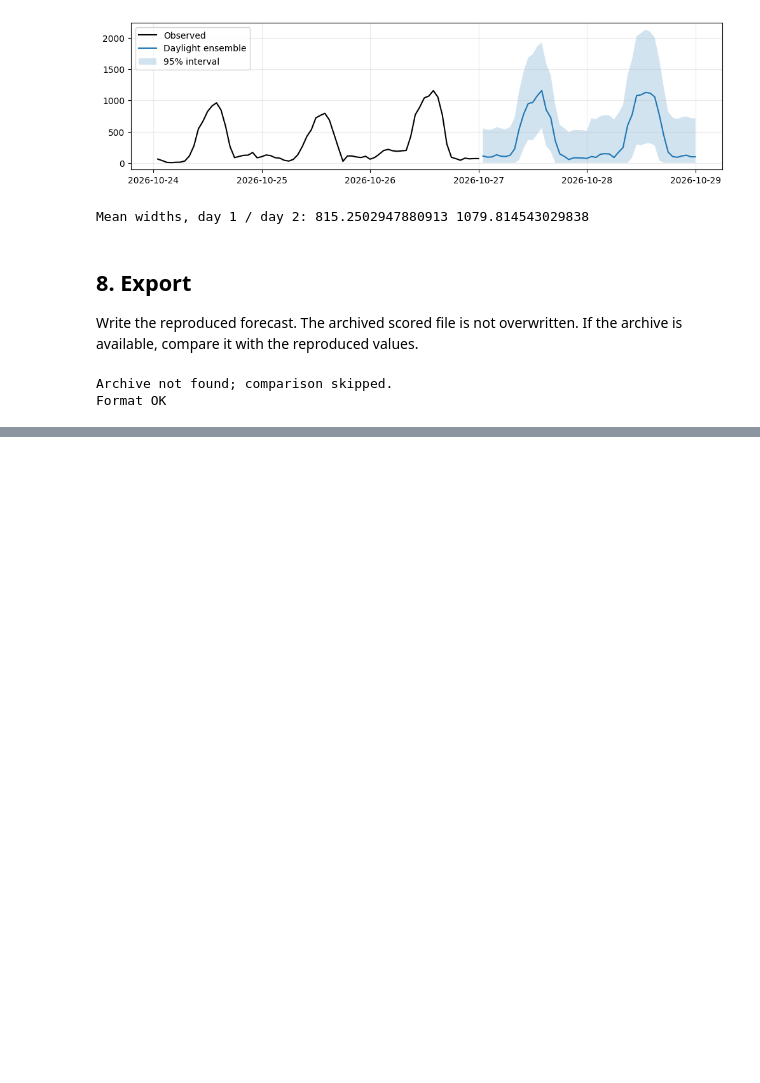
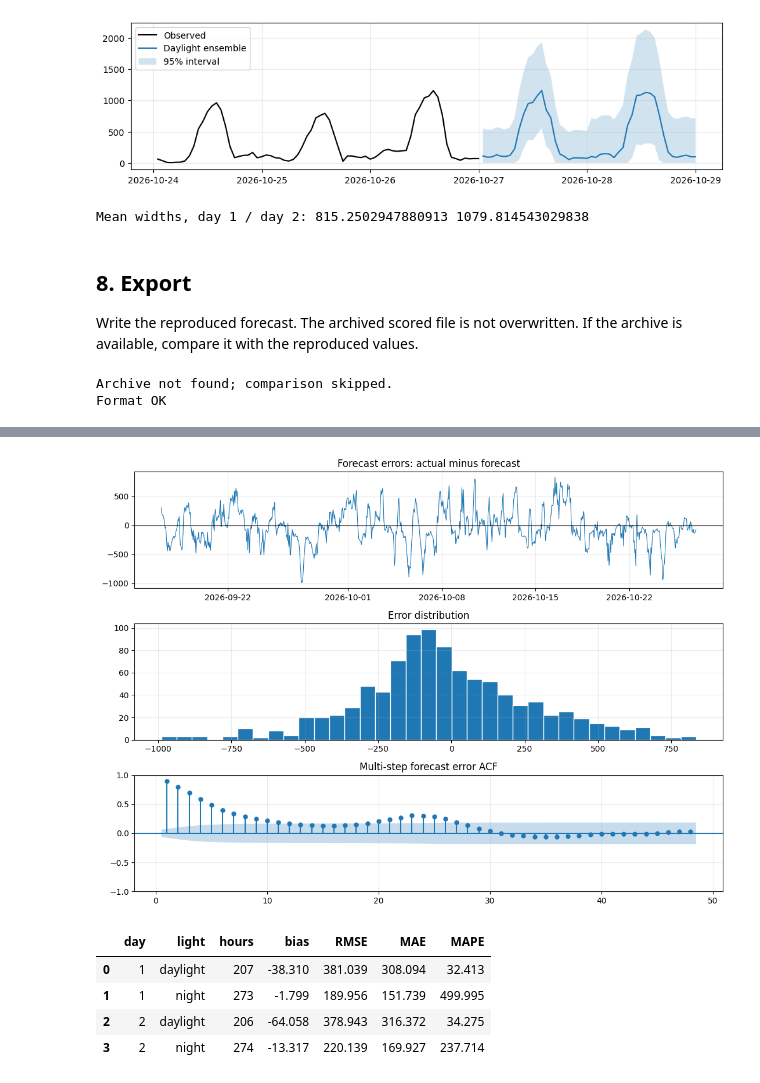
Before and after one commit to dkalchenko01/Final-project-Time-Series, a Jupyter notebook: 02_daylight_ensemble.ipynb, the cells around one changed output, grey strips where cells are left out. Saved outputs shown, nothing was run; the diff lists cells and outputs as text; code cells hidden in the pictures; blank space fills up the shorter version.

```diff
--- a/02_daylight_ensemble.ipynb
+++ b/02_daylight_ensemble.ipynb
@@ -511,0 +518,55 @@ Format OK
+# %%
+from statsmodels.graphics.tsaplots import plot_acf
+
+rows = []
+
+for end in ORIGINS[8:]:
+    forecast = predictions["Daylight MLP ensemble"][end][0]
+    actual = y[end:end + H]
+
+    for h in range(H):
+        rows.append({
+            "ds": data.ds.iloc[end + h],
+            "day": 1 + h // 24,
+            "light": "daylight" if data.daylight.iloc[end + h] else "night",
+            "actual": actual[h],
+            "error": actual[h] - forecast[h],
+        })
+
+errors = pd.DataFrame(rows).sort_values("ds")
+
+fig, axes = plt.subplots(3, 1, figsize=(11, 8))
+
+axes[0].plot(errors.ds, errors.error, linewidth=0.8)
+axes[0].axhline(0, color="black", linewidth=0.8)
+axes[0].set_title("Forecast errors: actual minus forecast")
+
+axes[1].hist(errors.error, bins=35, edgecolor="white")
+axes[1].set_title("Error distribution")
+
+plot_acf(errors.error, lags=48, zero=False, ax=axes[2])
+axes[2].set_title("Multi-step forecast error ACF")
+
+plt.tight_layout()
+plt.show()
+
+summary = []
+for (day, light), group in errors.groupby(["day", "light"]):
+    summary.append({
+        "day": day,
+        "light": light,
+        "hours": len(group),
+        "bias": group.error.mean(),
+        "RMSE": np.sqrt(np.mean(group.error**2)),
+        "MAE": group.error.abs().mean(),
+        "MAPE": 100 * np.mean(group.error.abs() / group.actual),
+    })
+
+display(pd.DataFrame(summary).round(3))
+# %% [output]
+[figure, added]
+|  | day | light | hours | bias | RMSE | MAE | MAPE |
+| 0 | 1 | daylight | 207 | -38.310 | 381.039 | 308.094 | 32.413 |
+| 1 | 1 | night | 273 | -1.799 | 189.956 | 151.739 | 499.995 |
+| 2 | 2 | daylight | 206 | -64.058 | 378.943 | 316.372 | 34.275 |
+| 3 | 2 | night | 274 | -13.317 | 220.139 | 169.927 | 237.714 |
```
Also changed, not shown: parts of 3 cells of this notebook.
